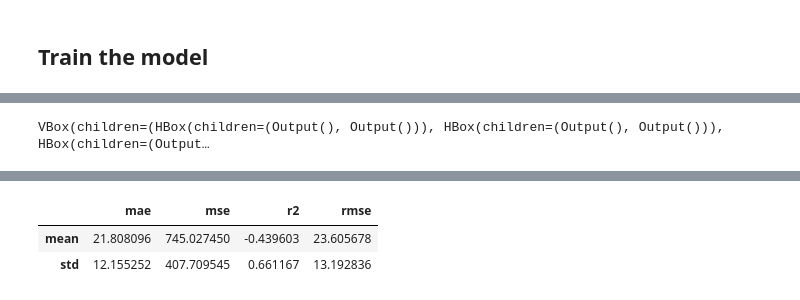
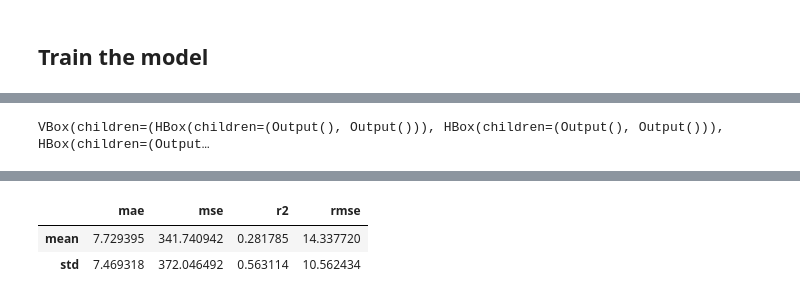
Before and after one commit to openkinome/experiments-binding-affinity, a Jupyter notebook: ligand-based/MorganFingerprint/XGB/train+test.ipynb, the cells around one changed output, grey strips where cells are left out. Cells and saved outputs as stored; diff of their text form; code cells hidden in the pictures.

```diff
--- a/ligand-based/MorganFingerprint/XGB/train+test.ipynb
+++ b/ligand-based/MorganFingerprint/XGB/train+test.ipynb
@@ -77,8 +77,8 @@ for mtype in MEASUREMENT_TYPES:
 
     kfold = KFold(n_splits=N_SPLITS)
     mtype_class = getattr(measurement_types, mtype)
-    X = datasets[ONE_KINASE][mtype]["X"]
-    y = datasets[ONE_KINASE][mtype]["y"]
+    X = datasets[ONE_KINASE][mtype]["X"].astype("float64")
+    y = datasets[ONE_KINASE][mtype]["y"].astype("float64")
 
     plots, metrics = [], []
     for fold, (train, test) in enumerate(kfold.split(X)):
@@ -89,6 +89,7 @@ for mtype in MEASUREMENT_TYPES:
 
         model.fit(X[train], y[train])
 
+        # TRAIN PERFORMANCE
         output_train = Output()
         with output_train:
             title = f"{mtype} (train={train.shape[0]}), fold={fold}"
@@ -102,9 +103,7 @@ for mtype in MEASUREMENT_TYPES:
             metrics.append(performance(trained, y[train]))
         plots.append(output_train)
 
-
-
-
+        # TEST PERFORMANCE
         output_test = Output()
         with output_test:
             title = f"{mtype} (test={test.shape[0]}), fold={fold}"
@@ -117,35 +116,35 @@ for mtype in MEASUREMENT_TYPES:
             else:
                 predicted = delta_g_over_kt
             display(predicted_vs_observed(predicted, y[test], mtype_class, n_boot=100, sample_ratio=0.75))
             metrics.append(performance(predicted, y[test]))
         plots.append(output_test)
 
         model.save_model(OUT / f"XGBRegressor__fold{fold}.model")
 
     # Fill with empty objects until the next multiple of ITEMS_PER_ROW
     for _ in range((ITEMS_PER_ROW - (len(plots) % ITEMS_PER_ROW)) % ITEMS_PER_ROW):
         plots.append(Output())
 
     # Plot in ITEMS_PER_ROW-column table
     display(VBox([HBox(row) for row in np.reshape(plots, (-1, ITEMS_PER_ROW)).tolist()]))
 
     # Average performances
     average = {}
     for key in metrics[0]:
         values =  [fold[key] for fold in metrics]
         average[key] = {
             "mean": np.mean(values),
             "std": np.std(values)
         }
     display(HTML("Average across folds:"))
     display(pd.DataFrame.from_dict(average))
 # %% [output]
 [interactive output not drawn]
 VBox(children=(HBox(children=(Output(), Output())), HBox(children=(Output(), Output())), HBox(children=(Output…
 [interactive output not drawn]
 |  | mae | mse | r2 | rmse |
-| mean | 21.808096 | 745.027450 | -0.439603 | 23.605678 |
-| std | 12.155252 | 407.709545 | 0.661167 | 13.192836 |
+| mean | 7.729395 | 341.740942 | 0.281785 | 14.337720 |
+| std | 7.469318 | 372.046492 | 0.563114 | 10.562434 |
 # %%
 from kinoml.utils import watermark
 watermark()
```
Also changed, not shown: parts of 2 cells of this notebook.
